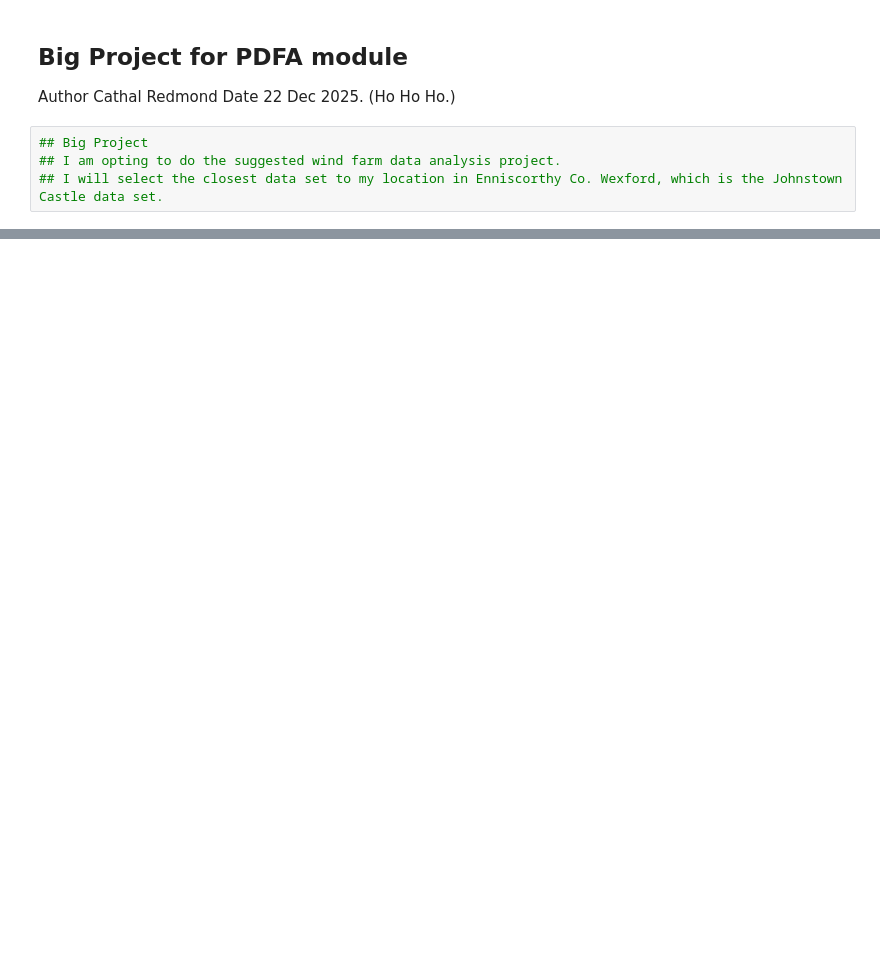
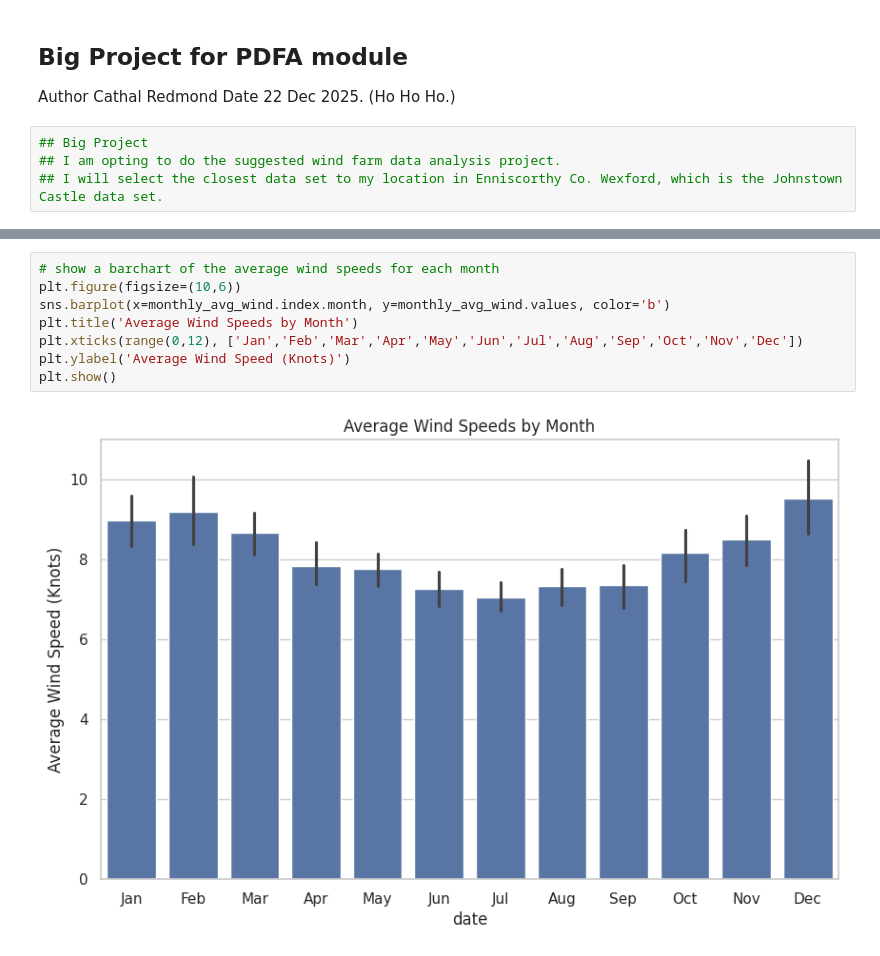
Before and after one commit to cathalred88/PFDA, a Jupyter notebook: project/BigProject.ipynb, the cells around one changed output, grey strips where cells are left out. Saved outputs shown, nothing was run; the diff lists cells and outputs as text; blank space fills up the shorter version.

```diff
--- a/project/BigProject.ipynb
+++ b/project/BigProject.ipynb
@@ -68,0 +115,10 @@ dfjohnstown.to_csv('johnstown_castle_wind_data.csv', index=False)
+# %%
+# show a barchart of the average wind speeds for each month
+plt.figure(figsize=(10,6))
+sns.barplot(x=monthly_avg_wind.index.month, y=monthly_avg_wind.values, color='b')
+plt.title('Average Wind Speeds by Month')
+plt.xticks(range(0,12), ['Jan','Feb','Mar','Apr','May','Jun','Jul','Aug','Sep','Oct','Nov','Dec'])
+plt.ylabel('Average Wind Speed (Knots)')
+plt.show()
+# %% [output]
+[figure, added]
```
Also changed, not shown: parts of 16 cells of this notebook.
